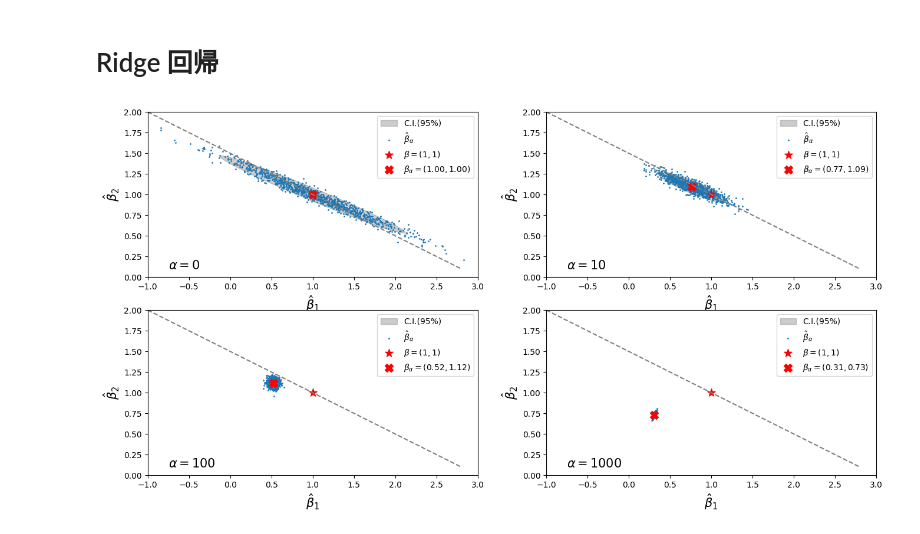
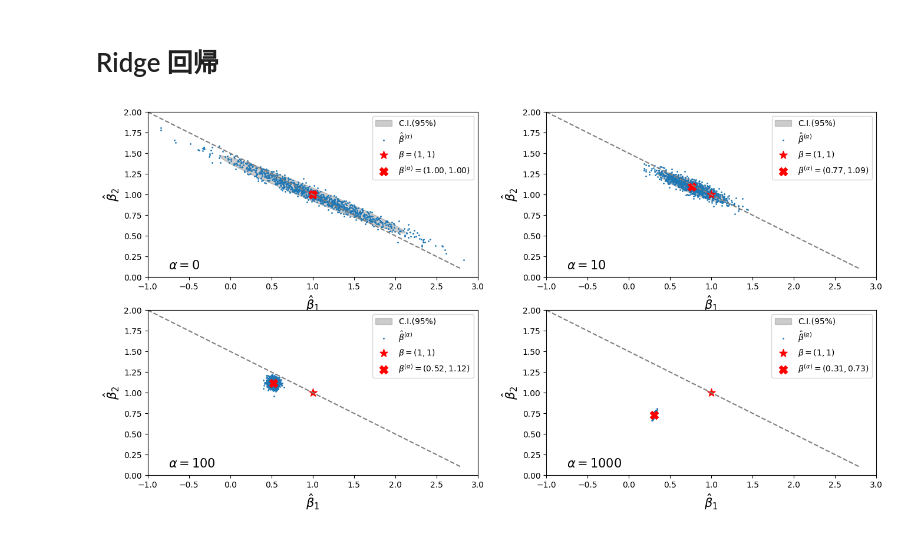
Before and after one commit to tatamiya/blog_artifacts, a Jupyter notebook: zenn/20230918_multicolinearity/完全でない多重共線性があるときの線形回帰係数の分布.ipynb, the cells around one changed output. Cells and saved outputs as stored; diff of their text form; code cells hidden in the pictures.

```diff
--- a/zenn/20230918_multicolinearity/完全でない多重共線性があるときの線形回帰係数の分布.ipynb
+++ b/zenn/20230918_multicolinearity/完全でない多重共線性があるときの線形回帰係数の分布.ipynb
@@ -342,33 +342,33 @@ for alpha, ax in zip((0, 10, 100, 1000), axes.flatten()):
 
   ax.set_box_aspect(0.5)
 
   ## 推定量分布の95%領域を表す楕円
   z_alpha = norm.ppf(0.975)
   cov = sigma ** 2 * (ridge_mat @ xtx @ ridge_mat)[1:, 1:]  # 推定量の分散共分散行列
   cov_eig_val, cov_eig_vec = np.linalg.eig(cov)
   ellipse_width = np.sqrt(cov_eig_val[0]) * z_alpha * 2
   ellipse_height = np.sqrt(cov_eig_val[1]) * z_alpha * 2
   ellipse_angle = np.arctan2(cov_eig_vec[1,0], cov_eig_vec[0,0]) / np.pi * 180
 
   ellipse = Ellipse((ridge_beta[1], ridge_beta[2]), width=ellipse_width, height=ellipse_height, angle=ellipse_angle, color="gray", alpha=0.4, label="C.I.(95%)")
   ax.add_patch(ellipse)
 
   plot_line(lambda x: -0.5*x + 1.5, x_min, x_max, ax, ls="--", color="gray")
 
-  ax.scatter(x=beta1_hat, y=beta2_hat, s=1, label="$\\hat{\\beta}_\\alpha$")
+  ax.scatter(x=beta1_hat, y=beta2_hat, s=1, label="$\\hat{\\beta}^{{(\\alpha)}}$")
 
   ax.scatter(beta[1], beta[2], color="red", s=100, marker="*", label="$\\beta=(1,1)$")
-  ax.scatter(ridge_beta[1], ridge_beta[2], color="red", s=100, marker="X", label="$\\beta_\\alpha=({:.2f},{:.2f})$".format(ridge_beta[1], ridge_beta[2]))
+  ax.scatter(ridge_beta[1], ridge_beta[2], color="red", s=100, marker="X", label="$\\beta^{{(\\alpha)}}=({:.2f},{:.2f})$".format(ridge_beta[1], ridge_beta[2]))
 
   #ax.text(-0.75,0.3, "$\\rho={}$".format(rho), fontsize=15)
   ax.text(-0.75,0.1, "$\\alpha = {}$".format(alpha), fontsize=15)
 
   ax.legend()
 
   ax.set_xlim(x_min, x_max)
   ax.set_ylim(0,(x_max - x_min) * 0.5)
 
   ax.set_xlabel("$\\hat{\\beta}_1$", fontsize="15")
   ax.set_ylabel("$\\hat{\\beta}_2$", fontsize="15")
 # %% [output]
-[figure, old version]
+[figure, new version]
```
Also changed, not shown: parts of 5 cells of this notebook.
